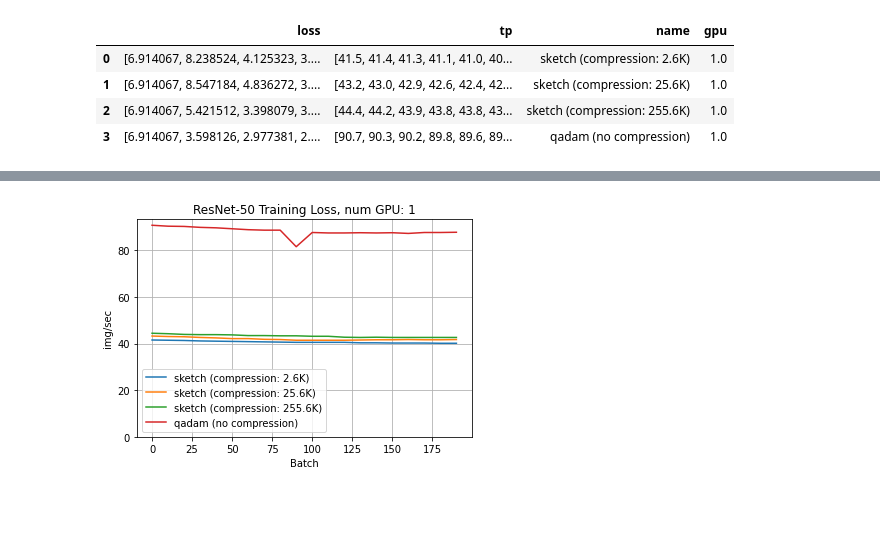
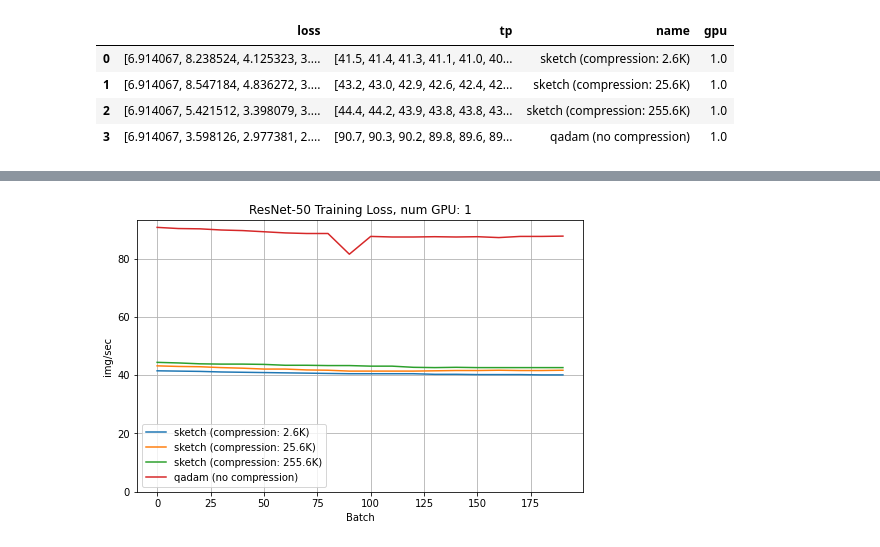
Before and after one commit to mmathys/bagua, a Jupyter notebook: plot/plot.ipynb, the cells around one changed output, grey strips where cells are left out. Saved outputs shown, nothing was run; the diff lists cells and outputs as text; code cells hidden in the pictures; blank space fills up the shorter version.

```diff
--- a/plot/plot.ipynb
+++ b/plot/plot.ipynb
@@ -76,12 +76,13 @@ df
 import numpy as np
 import matplotlib.pyplot as plt
 
-
 gpus = df["gpu"].unique()
 gpus.sort()
+
 for num_gpu in gpus:
     num_iters = None
 
+    plt.figure(figsize=(8, 5))
     for i, row in df[df["gpu"]==num_gpu].iterrows():
         row_iters = len(row["loss"])
         if num_iters is None: num_iters = row_iters
@@ -102,28 +103,28 @@ for num_gpu in gpus:
 # %%
 t = np.arange(10, 110, 10)
 
 import numpy as np
 import matplotlib.pyplot as plt
 
 gpus = df["gpu"].unique()
 gpus.sort()
 for num_gpu in gpus:
     num_iters = None
-
+    plt.figure(figsize=(8, 5))
     for i, row in df[df["gpu"]==num_gpu].iterrows():
         row_iters = len(row["tp"])
         if num_iters is None: num_iters = row_iters
         else: assert row_iters == num_iters, "number of its should be consistent"
         t = np.arange(0, num_iters*10, 10)
         plt.plot(t, row["tp"], label=row["name"])
 
     plt.title(f"ResNet-50 Training Loss, num GPU: {num_gpu:.0f}")
     plt.xlabel("Batch")
     plt.ylabel("img/sec")
     plt.grid(True)
     plt.legend()
     plt.ylim(bottom=0)
     if export: plt.savefig(f"{num_gpu:.0f}-tp.svg")
     plt.show()
 # %% [output]
-[figure, old version]
+[figure, new version]
```
Also changed, not shown: parts of 1 cell of this notebook.
